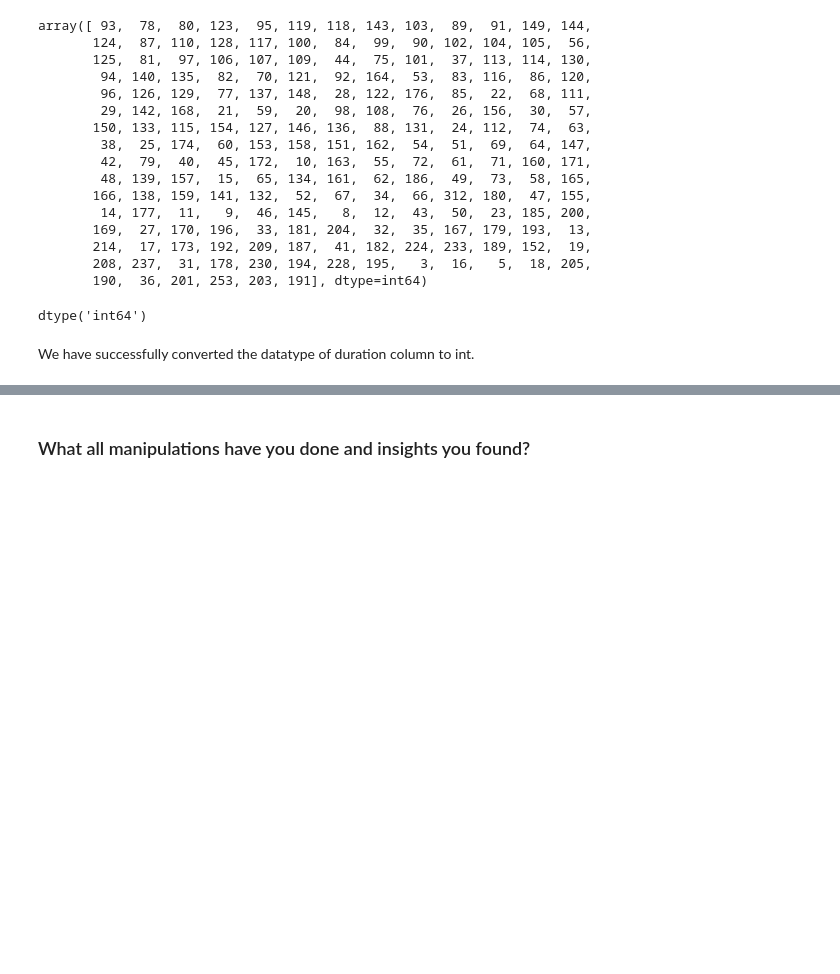
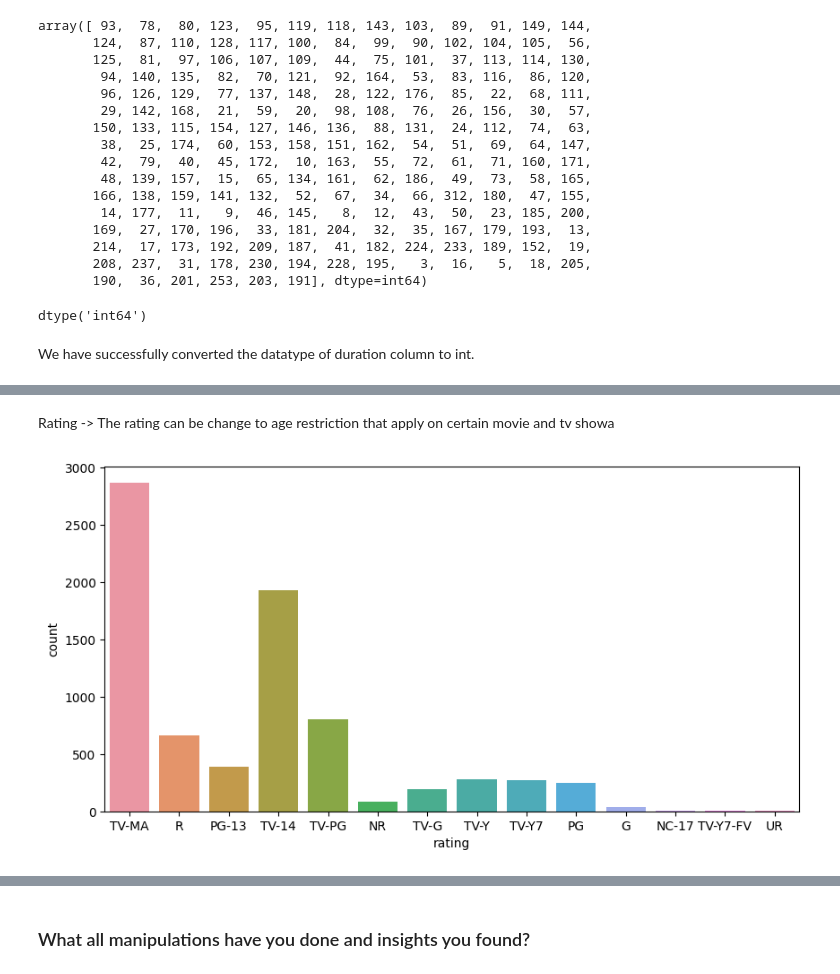
Before and after one commit to RahulSaini789/Netflix_TVshow_Movies_Clustering, a Jupyter notebook: Sample ML Submission Template.ipynb, the cells around one changed output, grey strips where cells are left out. Cells and saved outputs as stored; diff of their text form; code cells hidden in the pictures; blank space fills up the shorter version.

Commit message:
Data Vizualization, Storytelling and Exprerimenting with chart complated

```diff
--- a/Sample ML Submission Template.ipynb
+++ b/Sample ML Submission Template.ipynb
@@ -366,6 +366,11 @@ def handle_date_added(date_added_values):
     return pd.to_datetime(fin_date)
 # %%
 df['date_added'] = handle_date_added(df.date_added)
+# %%
+# Adding new attributes month and year of date added
+df['month_added'] = df['date_added'].dt.month
+df['year_added'] = df['date_added'].dt.year
+df.drop('date_added', axis=1, inplace=True)
 # %%
 # hindling the missing values
 df[['director', 'cast', 'country']] = df[[
@@ -509,0 +545,13 @@ We have successfully converted the datatype of duration column to int.
+# %%
+# Convert lists in the 'cast' column to strings
+df['cast'] = df['cast'].apply(
+    lambda x: ', '.join(x) if isinstance(x, list) else x)
+# %% [markdown]
+Rating -> The rating can be change to age restriction that apply on certain movie and tv showa
+# %%
+# Age rating for shows in the dataset.
+plt.figure(figsize=(10, 5))
+sns.countplot(x='rating', data=df)
+plt.show()
+# %% [output]
+[figure, added]
```
Also changed, not shown: parts of 90 cells of this notebook, 3 other files.
